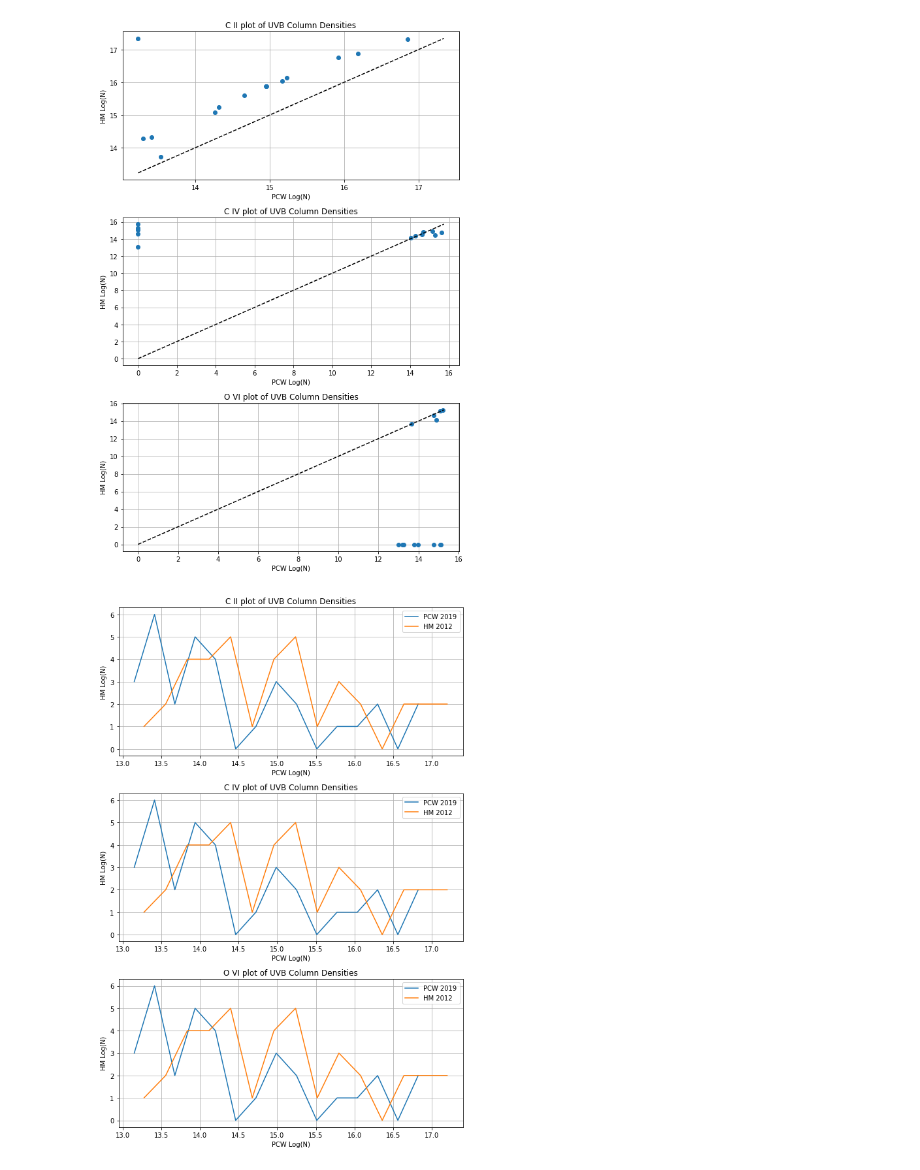
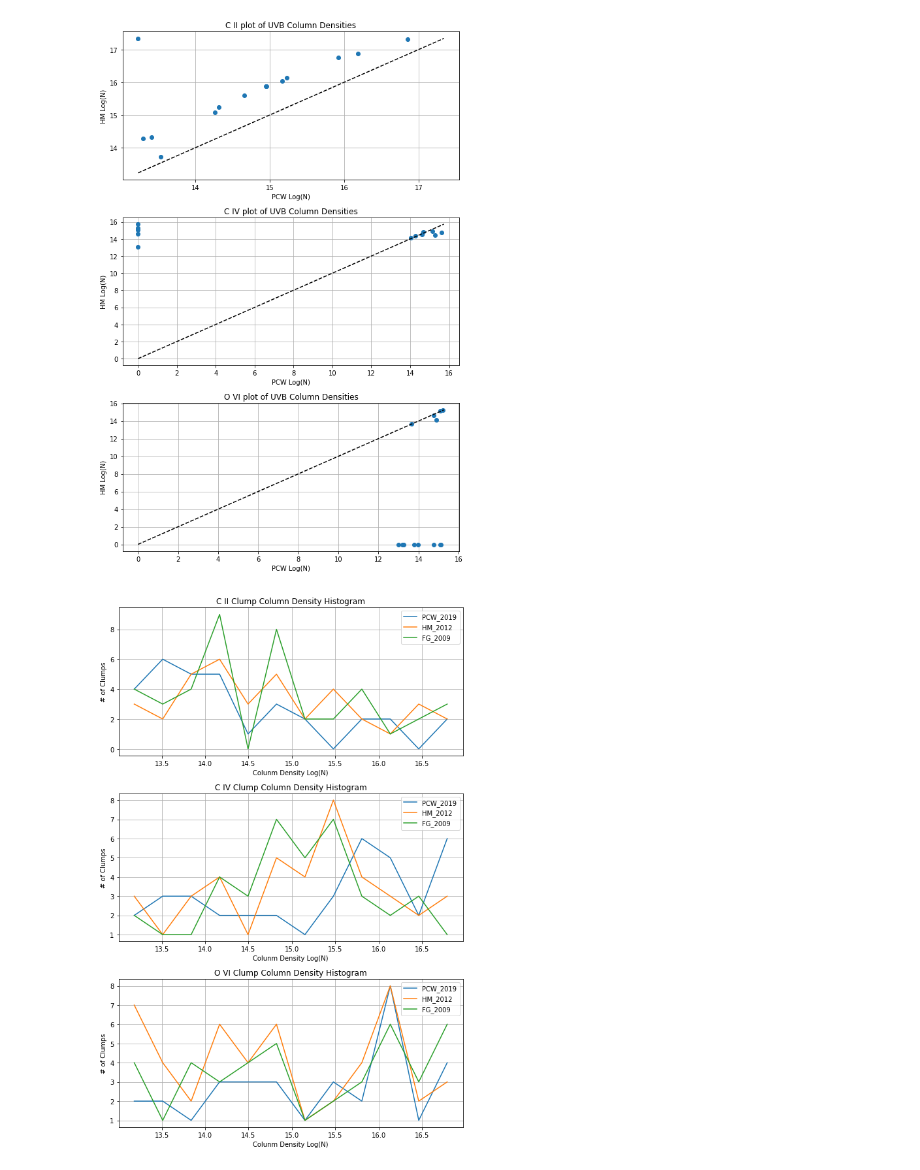
Before and after one commit to tairaeli/trident_uncertainty, a Jupyter notebook: mods/backgrounds/uv_sal/uvb_col_density_compare.ipynb, the cells around one changed output. Cells and saved outputs as stored; diff of their text form; code cells hidden in the pictures.

Commit message:
plot improvements

```diff
--- a/mods/backgrounds/uv_sal/uvb_col_density_compare.ipynb
+++ b/mods/backgrounds/uv_sal/uvb_col_density_compare.ipynb
@@ -68,29 +68,31 @@ plt.tight_layout()
 # %%
 # generating histogram plots
 fig, ax = plt.subplots(3,1, figsize = [8,12])
 
 ray = 0
 
+uvb_names = ["PCW_2019","HM_2012","FG_2009"]
+uvb_list = [pcw_dat, hm_dat, fg_dat]
+
 for i, ion in enumerate(ion_list):
-    pcw_col_dens = pcw_v_hm["C II"]["PCW_2019"]["col_dens"]
-    hm_col_dens = pcw_v_hm["C II"]["HM_2012"]["col_dens"]
 
-    pcw_dens, pcw_bin_edge = np.histogram(pcw_col_dens, bins = 15)
-    hm_dens, hm_bin_edge = np.histogram(hm_col_dens, bins = 15)
+    for j, name in enumerate(uvb_names):
 
-    pcw_bin_center = 0.5 * (pcw_bin_edge[1:] + pcw_bin_edge[:-1])
+        col_dens = uvb_list[j][ion][name]["col_dens"]
 
-    hm_bin_center = 0.5 * (hm_bin_edge[1:] + hm_bin_edge[:-1])
+        num_dens, bin_edge = np.histogram(col_dens, bins = 12)
 
-    ax[i].plot(pcw_bin_center, pcw_dens, label = "PCW 2019")
-    ax[i].plot(hm_bin_center, hm_dens, label = "HM 2012")
-    ax[i].set_xlabel("PCW Log(N)")
-    ax[i].set_ylabel("HM Log(N)")
-    ax[i].set_title(f"{ion} plot of UVB Column Densities")
+        bin_center = 0.5 * (pcw_bin_edge[1:] + pcw_bin_edge[:-1])
+
+        ax[i].plot(bin_center, num_dens, label = name)
+
+    ax[i].set_xlabel("Colunm Density Log(N)")
+    ax[i].set_ylabel("# of Clumps")
+    ax[i].set_title(f"{ion} Clump Column Density Histogram")
     ax[i].legend()
     ax[i].grid()
 
 
 plt.tight_layout()
 # %% [output]
-[figure, old version]
+[figure, new version]
```
